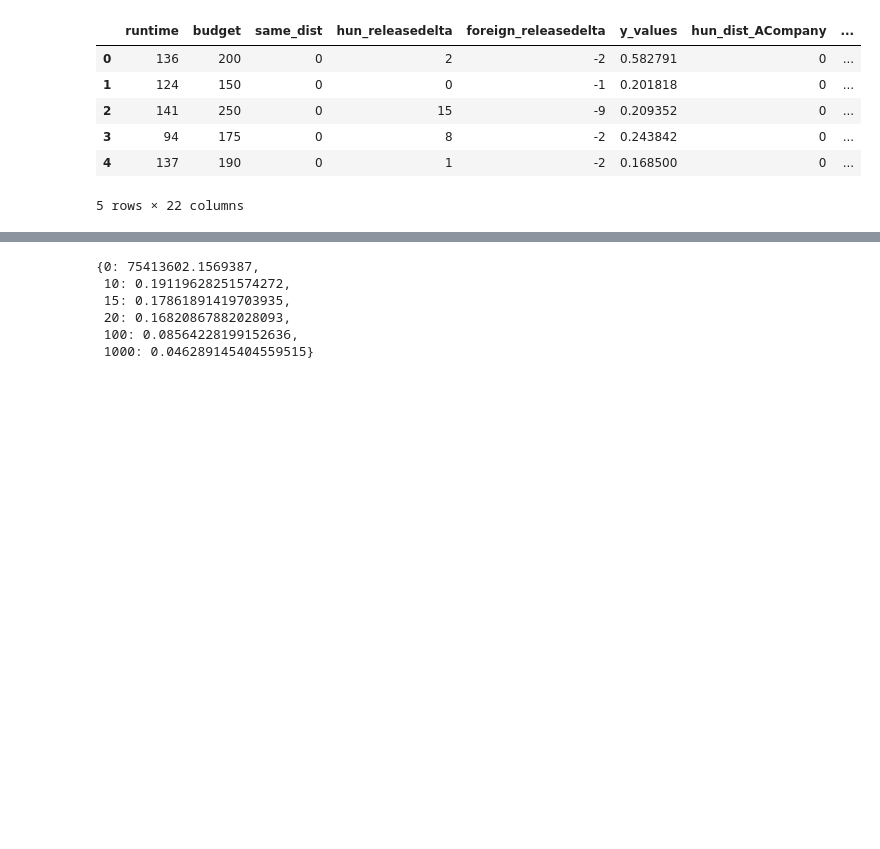
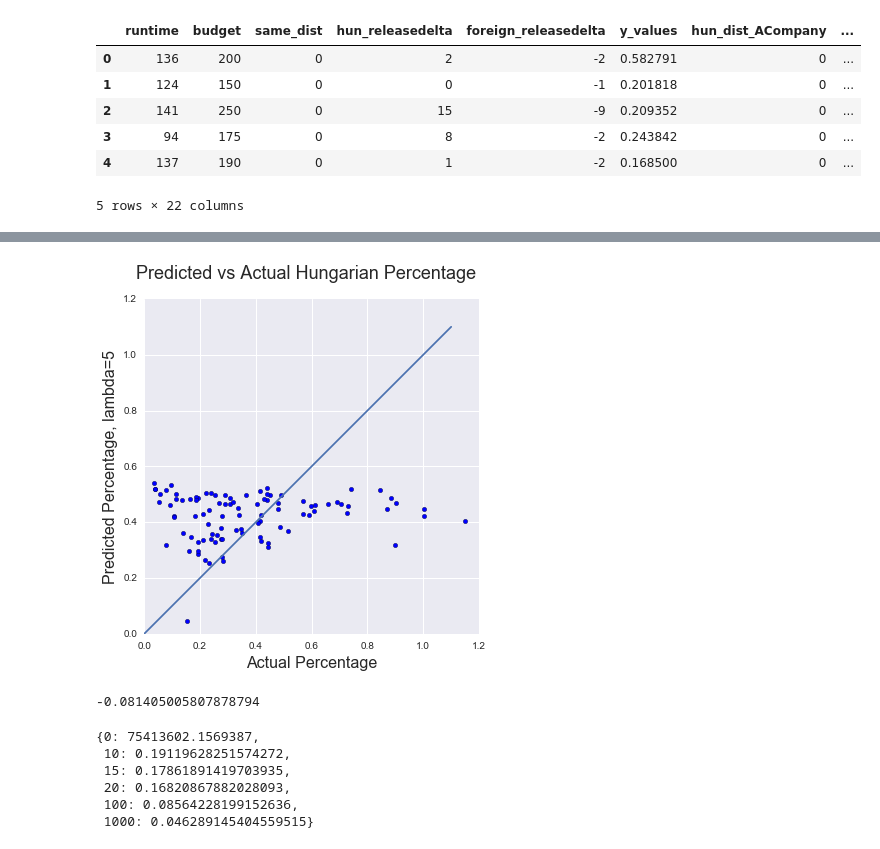
Before and after one commit to emilyhoughkovacs/luther, a Jupyter notebook: MVPMVPMVP.ipynb, the cells around one changed output, grey strips where cells are left out. Cells and saved outputs as stored; diff of their text form; code cells hidden in the pictures; blank space fills up the shorter version.

Commit message:
adding predicted vs actual

```diff
--- a/MVPMVPMVP.ipynb
+++ b/MVPMVPMVP.ipynb
@@ -264,6 +264,8 @@ third_try['runtime'] = third_try['runtime'].apply(lambda x: x.replace('.', '').r
 third_try['runtime'] = third_try['runtime'].apply(lambda x: pd.Timedelta(x))
 third_try['runtime'] = third_try['runtime'].apply(lambda x: x.astype(int)/6e+10)
 third_try = third_try[['y_values', 'runtime', 'budget']]
+# %%
+third_try = third_try.dropna()
 # %%
 third_try.info()
 # %% [output]
@@ -326,5 +329,29 @@ for a in potential_alphas:
         sem_list.append(sem)
     sem_mean = np.array(sem_list).mean()
     alphas_sem[a] = sem_mean
+# %%
+fake = [float(x)/10 for x in range(12)]
+# %%
+ridge = Ridge(alpha=5)
+ridge.fit(training_x, training_y)
+REALpredictions = ridge.predict(TEST_DATA_x)
+REALresiduals = REALpredictions - TEST_DATA_y
+# %%
+# --- get the Figure and Axes all at once
+fig, ax = plt.subplots(figsize=(6,6))
+ax.scatter(TEST_DATA_y, REALpredictions)
+ax.plot(fake, fake)
+ax.set_ylim((0, 1.2))
+ax.set_xlim((0, 1.2))
+ax.set_xlabel('Actual Percentage', size=16)
+ax.set_ylabel('Predicted Percentage, lambda=5', size=16)
+fig.suptitle('Predicted vs Actual Hungarian Percentage', size=18)
+fig.savefig('predicted_vs_actual.png')
+# %% [output]
+[figure, added]
+# %%
+ridge.score(TEST_DATA_x, TEST_DATA_y)
+# %% [output]
+-0.081405005807878794
 # %%
 sem_mean = np.array(sem_list).mean()
```
Also changed, not shown: parts of 5 cells of this notebook, 1 other file.
